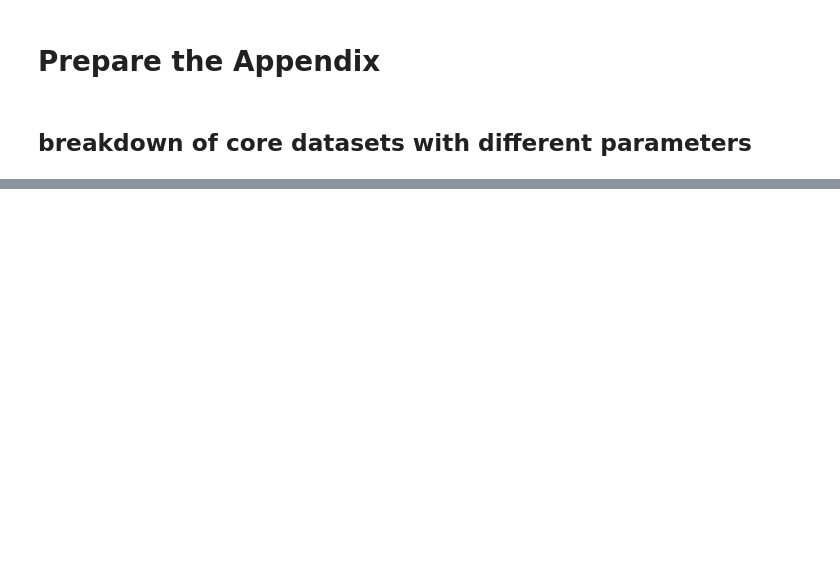
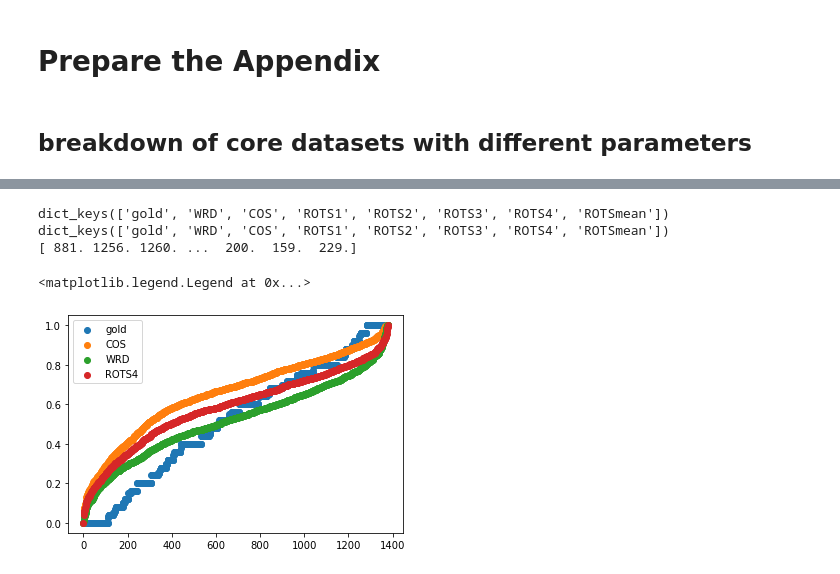
Before and after one commit to zihao-wang/rots, a Jupyter notebook: plot.ipynb, the cells around one changed output, grey strips where cells are left out. Saved outputs shown, nothing was run; the diff lists cells and outputs as text; code cells hidden in the pictures; blank space fills up the shorter version.

Commit message:
add case study

```diff
--- a/plot.ipynb
+++ b/plot.ipynb
@@ -680,0 +662,18 @@ for wv in VectorNames:
+# %%
+with open('test-ROTS.json', 'rt') as f:
+    d = json.load(f)
+
+pred = d['predict']
+
+for k in ['1', '2', '3', '4', 'mean']:
+    data['ROTS' + k] = pred[k]
+    _, pred_rank = parse_case_diff('test-ROTS.json', key=k)
+    rank['ROTS' + k] = pred_rank
+
+print(data.keys())
+print(rank.keys())
+print(rank['ROTS1'])
+# %% [output]
+dict_keys(['gold', 'WRD', 'COS', 'ROTS1', 'ROTS2', 'ROTS3', 'ROTS4', 'ROTSmean'])
+dict_keys(['gold', 'WRD', 'COS', 'ROTS1', 'ROTS2', 'ROTS3', 'ROTS4', 'ROTSmean'])
+[ 881. 1256. 1260. ...  200.  159.  229.]
@@ -680,0 +694,15 @@ for wv in VectorNames:
+# %%
+case_df = pd.read_csv('out/case_study.csv')
+# %%
+case_df['score_gold'] /= 5
+# %%
+sims = ['gold', 'COS', 'WRD', 'ROTS4']
+for s in sims:
+    x = case_df['rank_'+s]
+    y = case_df['score_'+s]
+    y = (y - np.min(y)) / (np.max(y) - np.min(y))
+    plt.scatter(x, y, label=s)
+plt.legend()
+# %% [output]
+<matplotlib.legend.Legend at 0x...>
+[figure, added]
```
Also changed, not shown: parts of 17 cells of this notebook, 12 other files.
